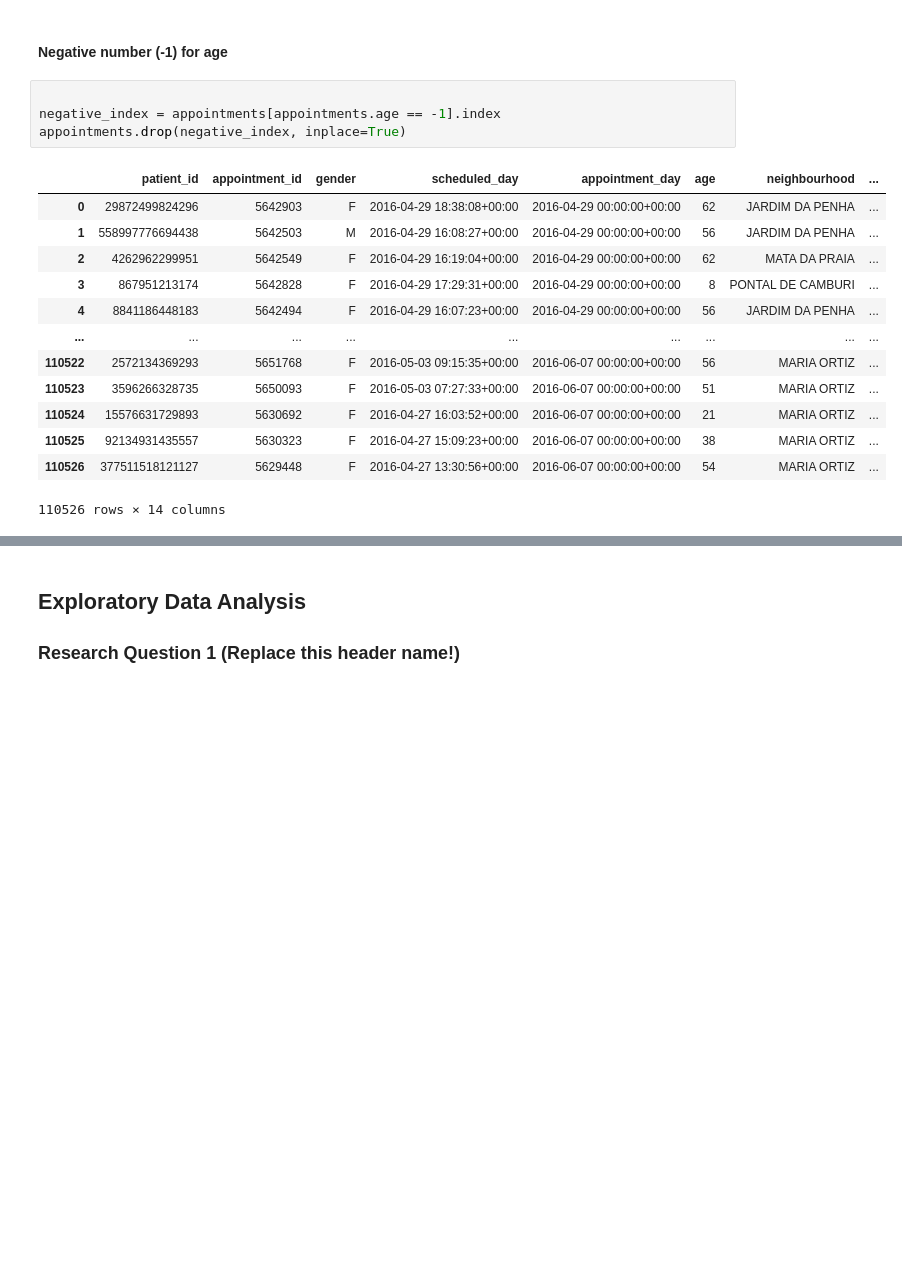
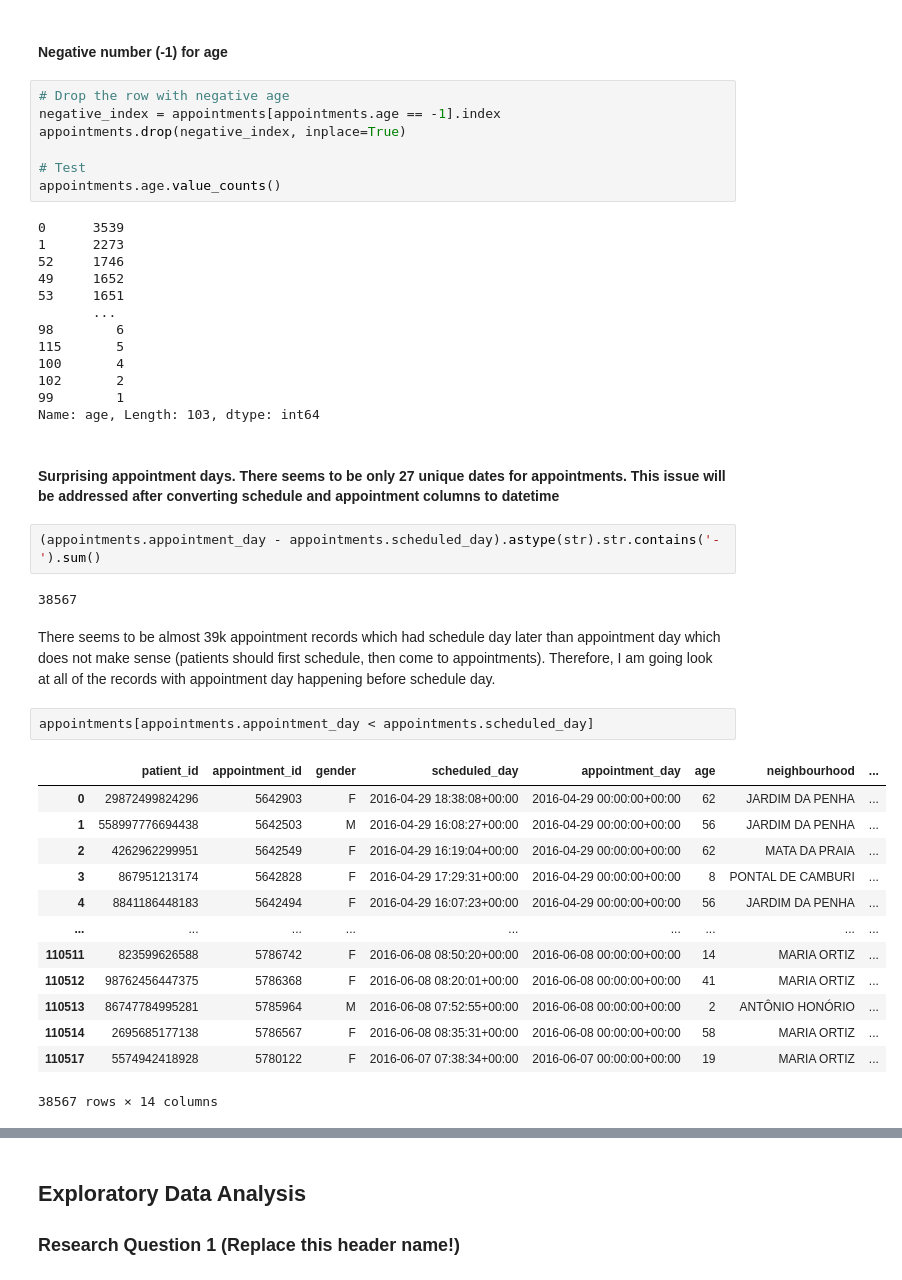
Before and after one commit to BexTuychiev/appointments_show, a Jupyter notebook: investigate-a-dataset-template.ipynb, the cells around one changed output, grey strips where cells are left out. Drawn from its saved outputs; the diff is of its cells as text; blank space fills up the shorter version.

```diff
--- a/investigate-a-dataset-template.ipynb
+++ b/investigate-a-dataset-template.ipynb
@@ -292,20 +292,46 @@ Name: handicap, dtype: int64
 # %% [markdown]
 #### Negative number (-1) for age
 # %%
-
+# Drop the row with negative age
 negative_index = appointments[appointments.age == -1].index
 appointments.drop(negative_index, inplace=True)
+
+# Test
+appointments.age.value_counts()
 # %% [output]
-|  | patient_id | appointment_id | gender | scheduled_day | appointment_day | age | neighbourhood | ... |
-| 0 | 29872499824296 | 5642903 | F | 2016-04-29 18:38:08+00:00 | 2016-04-29 00:00:00+00:00 | 62 | JARDIM DA PENHA | ... |
-| 1 | 558997776694438 | 5642503 | M | 2016-04-29 16:08:27+00:00 | 2016-04-29 00:00:00+00:00 | 56 | JARDIM DA PENHA | ... |
-| 2 | 4262962299951 | 5642549 | F | 2016-04-29 16:19:04+00:00 | 2016-04-29 00:00:00+00:00 | 62 | MATA DA PRAIA | ... |
-| 3 | 867951213174 | 5642828 | F | 2016-04-29 17:29:31+00:00 | 2016-04-29 00:00:00+00:00 | 8 | PONTAL DE CAMBURI | ... |
-| 4 | 8841186448183 | 5642494 | F | 2016-04-29 16:07:23+00:00 | 2016-04-29 00:00:00+00:00 | 56 | JARDIM DA PENHA | ... |
-| ... | ... | ... | ... | ... | ... | ... | ... | ... |
-| 110522 | 2572134369293 | 5651768 | F | 2016-05-03 09:15:35+00:00 | 2016-06-07 00:00:00+00:00 | 56 | MARIA ORTIZ | ... |
-| 110523 | 3596266328735 | 5650093 | F | 2016-05-03 07:27:33+00:00 | 2016-06-07 00:00:00+00:00 | 51 | MARIA ORTIZ | ... |
-| 110524 | 15576631729893 | 5630692 | F | 2016-04-27 16:03:52+00:00 | 2016-06-07 00:00:00+00:00 | 21 | MARIA ORTIZ | ... |
-| 110525 | 92134931435557 | 5630323 | F | 2016-04-27 15:09:23+00:00 | 2016-06-07 00:00:00+00:00 | 38 | MARIA ORTIZ | ... |
-| 110526 | 377511518121127 | 5629448 | F | 2016-04-27 13:30:56+00:00 | 2016-06-07 00:00:00+00:00 | 54 | MARIA ORTIZ | ... |
-110526 rows × 14 columns
+0      3539
+1      2273
+52     1746
+49     1652
+53     1651
+       ...
+98        6
+115       5
+100       4
+102       2
+99        1
+Name: age, Length: 103, dtype: int64
+# %% [markdown]
+#### Surprising appointment days. There seems to be only 27 unique dates for appointments. This issue will be addressed after converting schedule and appointment columns to datetime
+# %%
+(appointments.appointment_day - appointments.scheduled_day).astype(str).str.contains('-').sum()
+# %% [output]
+38567
+# %% [markdown]
+There seems to be almost 39k appointment records which had schedule day later than appointment day which does not make sense (patients should first schedule, then come to appointments). Therefore, I am going look at all of the records with appointment day happening before schedule day.
+# %%
+appointments[appointments.appointment_day < appointments.scheduled_day]
+# %% [output]
+|  | patient_id | appointment_id | gender | scheduled_day | appointment_day | age | neighbourhood | ... |
+| 0 | 29872499824296 | 5642903 | F | 2016-04-29 18:38:08+00:00 | 2016-04-29 00:00:00+00:00 | 62 | JARDIM DA PENHA | ... |
+| 1 | 558997776694438 | 5642503 | M | 2016-04-29 16:08:27+00:00 | 2016-04-29 00:00:00+00:00 | 56 | JARDIM DA PENHA | ... |
+| 2 | 4262962299951 | 5642549 | F | 2016-04-29 16:19:04+00:00 | 2016-04-29 00:00:00+00:00 | 62 | MATA DA PRAIA | ... |
+| 3 | 867951213174 | 5642828 | F | 2016-04-29 17:29:31+00:00 | 2016-04-29 00:00:00+00:00 | 8 | PONTAL DE CAMBURI | ... |
+| 4 | 8841186448183 | 5642494 | F | 2016-04-29 16:07:23+00:00 | 2016-04-29 00:00:00+00:00 | 56 | JARDIM DA PENHA | ... |
+| ... | ... | ... | ... | ... | ... | ... | ... | ... |
+| 110511 | 823599626588 | 5786742 | F | 2016-06-08 08:50:20+00:00 | 2016-06-08 00:00:00+00:00 | 14 | MARIA ORTIZ | ... |
+| 110512 | 98762456447375 | 5786368 | F | 2016-06-08 08:20:01+00:00 | 2016-06-08 00:00:00+00:00 | 41 | MARIA ORTIZ | ... |
+| 110513 | 86747784995281 | 5785964 | M | 2016-06-08 07:52:55+00:00 | 2016-06-08 00:00:00+00:00 | 2 | ANTÔNIO HONÓRIO | ... |
+| 110514 | 2695685177138 | 5786567 | F | 2016-06-08 08:35:31+00:00 | 2016-06-08 00:00:00+00:00 | 58 | MARIA ORTIZ | ... |
+| 110517 | 5574942418928 | 5780122 | F | 2016-06-07 07:38:34+00:00 | 2016-06-07 00:00:00+00:00 | 19 | MARIA ORTIZ | ... |
+38567 rows × 14 columns
```
Also changed, not shown: parts of 5 cells of this notebook.
